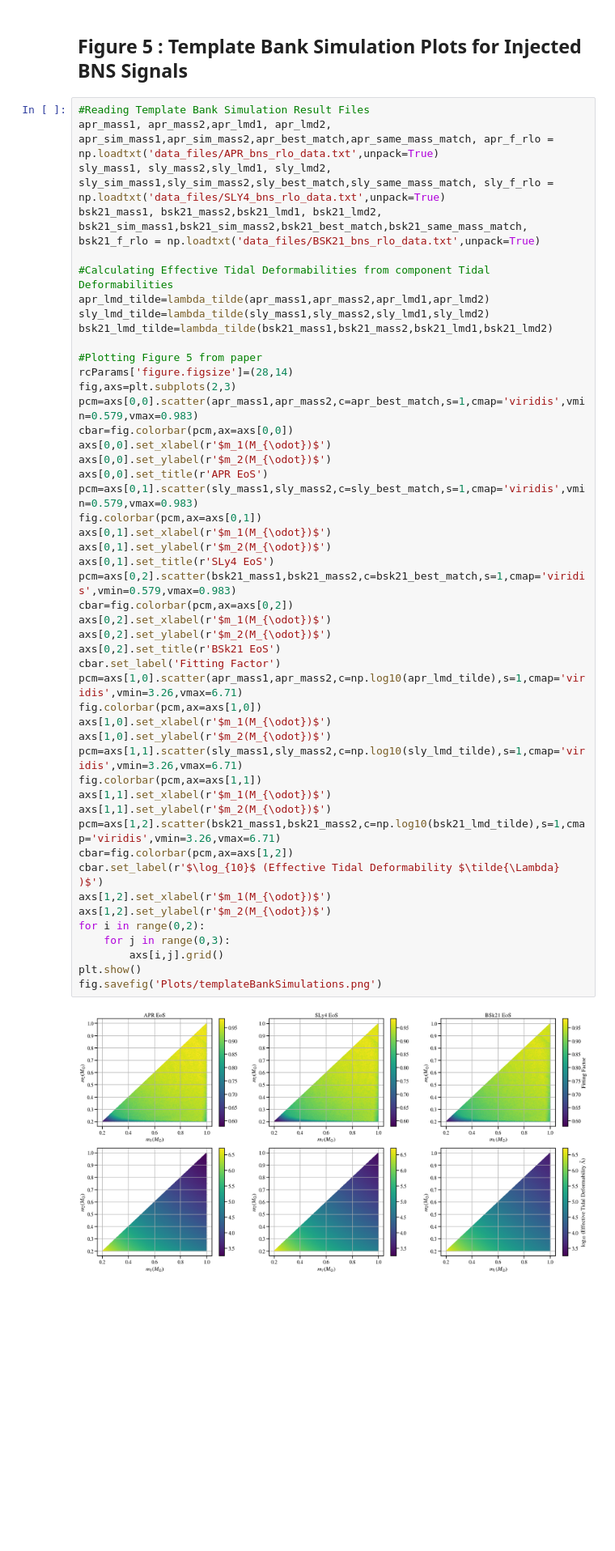
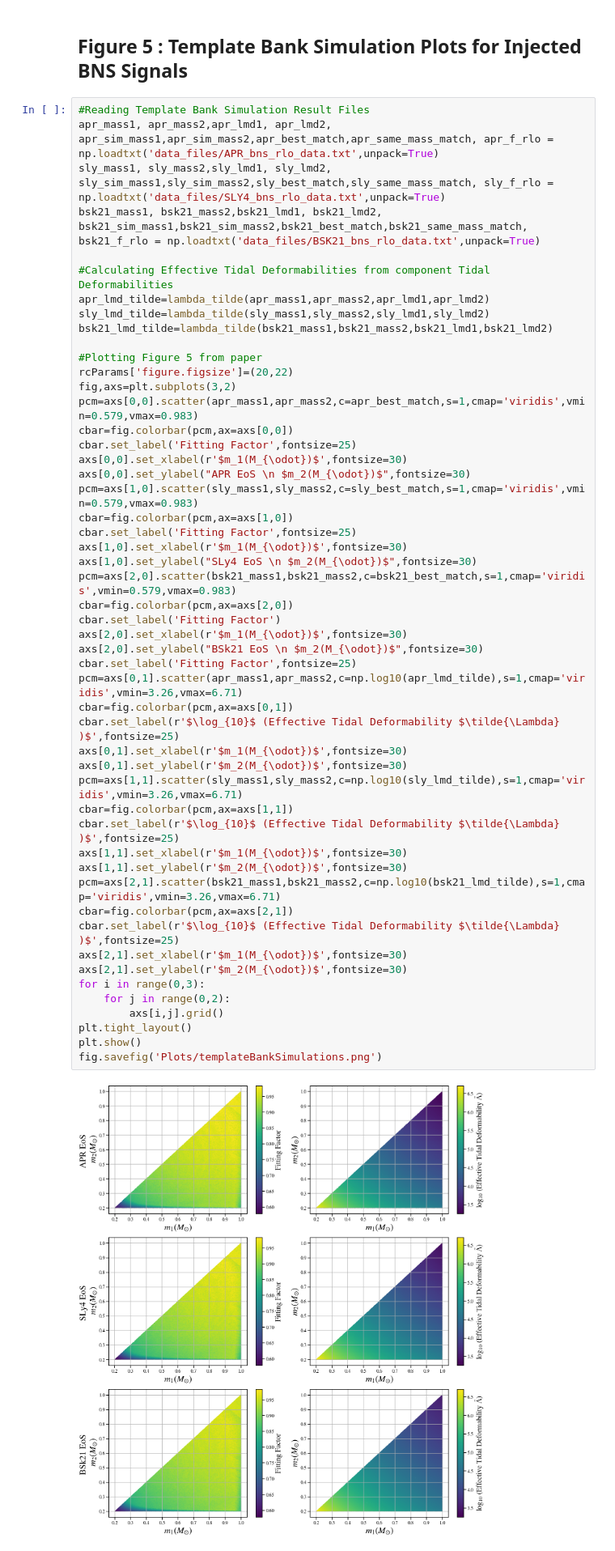
Before and after one commit to sugwg/sub-solar-ns-detectability, a Jupyter notebook: data_release.ipynb, the cells around one changed output. Shown at 81% size. Saved outputs shown, nothing was run; the diff lists cells and outputs as text; blank space fills up the shorter version.

Commit message:
Updated notebook for generating figures

```diff
--- a/data_release.ipynb
+++ b/data_release.ipynb
@@ -124,53 +192,56 @@ fig.savefig('Plots/BBH_m1m2.png')
 # %%
 #Reading Template Bank Simulation Result Files
 apr_mass1, apr_mass2,apr_lmd1, apr_lmd2, apr_sim_mass1,apr_sim_mass2,apr_best_match,apr_same_mass_match, apr_f_rlo = np.loadtxt('data_files/APR_bns_rlo_data.txt',unpack=True)
 sly_mass1, sly_mass2,sly_lmd1, sly_lmd2, sly_sim_mass1,sly_sim_mass2,sly_best_match,sly_same_mass_match, sly_f_rlo = np.loadtxt('data_files/SLY4_bns_rlo_data.txt',unpack=True)
 bsk21_mass1, bsk21_mass2,bsk21_lmd1, bsk21_lmd2, bsk21_sim_mass1,bsk21_sim_mass2,bsk21_best_match,bsk21_same_mass_match, bsk21_f_rlo = np.loadtxt('data_files/BSK21_bns_rlo_data.txt',unpack=True)
 
 #Calculating Effective Tidal Deformabilities from component Tidal Deformabilities
 apr_lmd_tilde=lambda_tilde(apr_mass1,apr_mass2,apr_lmd1,apr_lmd2)
 sly_lmd_tilde=lambda_tilde(sly_mass1,sly_mass2,sly_lmd1,sly_lmd2)
 bsk21_lmd_tilde=lambda_tilde(bsk21_mass1,bsk21_mass2,bsk21_lmd1,bsk21_lmd2)
 
 #Plotting Figure 5 from paper
-rcParams['figure.figsize']=(28,14)
-fig,axs=plt.subplots(2,3)
+rcParams['figure.figsize']=(20,22)
+fig,axs=plt.subplots(3,2)
 pcm=axs[0,0].scatter(apr_mass1,apr_mass2,c=apr_best_match,s=1,cmap='viridis',vmin=0.579,vmax=0.983)
 cbar=fig.colorbar(pcm,ax=axs[0,0])
-axs[0,0].set_xlabel(r'$m_1(M_{\odot})$')
-axs[0,0].set_ylabel(r'$m_2(M_{\odot})$')
-axs[0,0].set_title(r'APR EoS')
-pcm=axs[0,1].scatter(sly_mass1,sly_mass2,c=sly_best_match,s=1,cmap='viridis',vmin=0.579,vmax=0.983)
-fig.colorbar(pcm,ax=axs[0,1])
-axs[0,1].set_xlabel(r'$m_1(M_{\odot})$')
-axs[0,1].set_ylabel(r'$m_2(M_{\odot})$')
-axs[0,1].set_title(r'SLy4 EoS')
-pcm=axs[0,2].scatter(bsk21_mass1,bsk21_mass2,c=bsk21_best_match,s=1,cmap='viridis',vmin=0.579,vmax=0.983)
-cbar=fig.colorbar(pcm,ax=axs[0,2])
-axs[0,2].set_xlabel(r'$m_1(M_{\odot})$')
-axs[0,2].set_ylabel(r'$m_2(M_{\odot})$')
-axs[0,2].set_title(r'BSk21 EoS')
+cbar.set_label('Fitting Factor',fontsize=25)
+axs[0,0].set_xlabel(r'$m_1(M_{\odot})$',fontsize=30)
+axs[0,0].set_ylabel("APR EoS \n $m_2(M_{\odot})$",fontsize=30)
+pcm=axs[1,0].scatter(sly_mass1,sly_mass2,c=sly_best_match,s=1,cmap='viridis',vmin=0.579,vmax=0.983)
+cbar=fig.colorbar(pcm,ax=axs[1,0])
+cbar.set_label('Fitting Factor',fontsize=25)
+axs[1,0].set_xlabel(r'$m_1(M_{\odot})$',fontsize=30)
+axs[1,0].set_ylabel("SLy4 EoS \n $m_2(M_{\odot})$",fontsize=30)
+pcm=axs[2,0].scatter(bsk21_mass1,bsk21_mass2,c=bsk21_best_match,s=1,cmap='viridis',vmin=0.579,vmax=0.983)
+cbar=fig.colorbar(pcm,ax=axs[2,0])
 cbar.set_label('Fitting Factor')
-pcm=axs[1,0].scatter(apr_mass1,apr_mass2,c=np.log10(apr_lmd_tilde),s=1,cmap='viridis',vmin=3.26,vmax=6.71)
-fig.colorbar(pcm,ax=axs[1,0])
-axs[1,0].set_xlabel(r'$m_1(M_{\odot})$')
-axs[1,0].set_ylabel(r'$m_2(M_{\odot})$')
+axs[2,0].set_xlabel(r'$m_1(M_{\odot})$',fontsize=30)
+axs[2,0].set_ylabel("BSk21 EoS \n $m_2(M_{\odot})$",fontsize=30)
+cbar.set_label('Fitting Factor',fontsize=25)
+pcm=axs[0,1].scatter(apr_mass1,apr_mass2,c=np.log10(apr_lmd_tilde),s=1,cmap='viridis',vmin=3.26,vmax=6.71)
+cbar=fig.colorbar(pcm,ax=axs[0,1])
+cbar.set_label(r'$\log_{10}$ (Effective Tidal Deformability $\tilde{\Lambda} )$',fontsize=25)
+axs[0,1].set_xlabel(r'$m_1(M_{\odot})$',fontsize=30)
+axs[0,1].set_ylabel(r'$m_2(M_{\odot})$',fontsize=30)
 pcm=axs[1,1].scatter(sly_mass1,sly_mass2,c=np.log10(sly_lmd_tilde),s=1,cmap='viridis',vmin=3.26,vmax=6.71)
-fig.colorbar(pcm,ax=axs[1,1])
-axs[1,1].set_xlabel(r'$m_1(M_{\odot})$')
-axs[1,1].set_ylabel(r'$m_2(M_{\odot})$')
-pcm=axs[1,2].scatter(bsk21_mass1,bsk21_mass2,c=np.log10(bsk21_lmd_tilde),s=1,cmap='viridis',vmin=3.26,vmax=6.71)
-cbar=fig.colorbar(pcm,ax=axs[1,2])
-cbar.set_label(r'$\log_{10}$ (Effective Tidal Deformability $\tilde{\Lambda} )$')
-axs[1,2].set_xlabel(r'$m_1(M_{\odot})$')
-axs[1,2].set_ylabel(r'$m_2(M_{\odot})$')
-for i in range(0,2):
-    for j in range(0,3):
+cbar=fig.colorbar(pcm,ax=axs[1,1])
+cbar.set_label(r'$\log_{10}$ (Effective Tidal Deformability $\tilde{\Lambda} )$',fontsize=25)
+axs[1,1].set_xlabel(r'$m_1(M_{\odot})$',fontsize=30)
+axs[1,1].set_ylabel(r'$m_2(M_{\odot})$',fontsize=30)
+pcm=axs[2,1].scatter(bsk21_mass1,bsk21_mass2,c=np.log10(bsk21_lmd_tilde),s=1,cmap='viridis',vmin=3.26,vmax=6.71)
+cbar=fig.colorbar(pcm,ax=axs[2,1])
+cbar.set_label(r'$\log_{10}$ (Effective Tidal Deformability $\tilde{\Lambda} )$',fontsize=25)
+axs[2,1].set_xlabel(r'$m_1(M_{\odot})$',fontsize=30)
+axs[2,1].set_ylabel(r'$m_2(M_{\odot})$',fontsize=30)
+for i in range(0,3):
+    for j in range(0,2):
         axs[i,j].grid()
+plt.tight_layout()
 plt.show()
 fig.savefig('Plots/templateBankSimulations.png')
 # %% [output]
-[figure, old version]
+[figure, new version]
 # %% [markdown]
 ## Figure 6 : Upper Limit on Merger Rate of Sub-Solar Mass Binary Neutron Stars
 # %%
```
Also changed, not shown: parts of 6 cells of this notebook, 18 other files.
